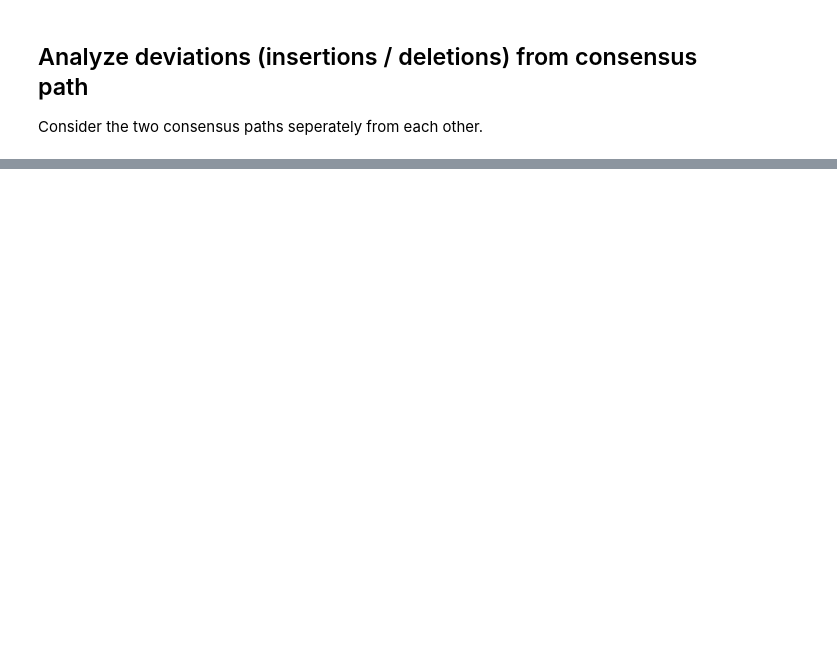
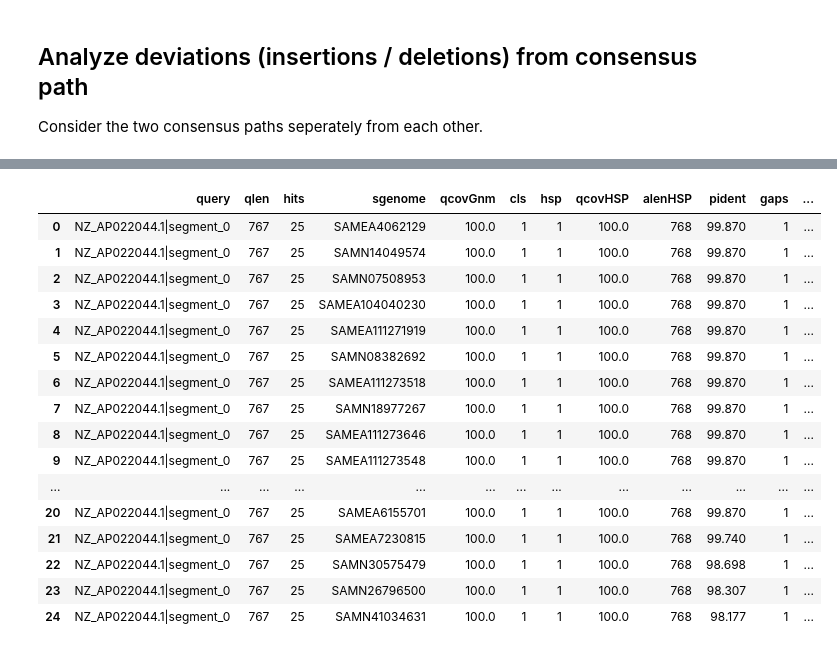
Before and after one commit to marie3003/junction_dataset, a Jupyter notebook: explore/analyze_junction_insertions_deletions.ipynb, the cells around one changed output, grey strips where cells are left out. Saved outputs shown, nothing was run; the diff lists cells and outputs as text; code cells hidden in the pictures; blank space fills up the shorter version.

Commit message:
analyze insertion sequences of one junction

```diff
--- a/explore/analyze_junction_insertions_deletions.ipynb
+++ b/explore/analyze_junction_insertions_deletions.ipynb
@@ -223,0 +193,22 @@ path_dict
+# %%
+pd.read_csv("../results/atb_lookup/CIRMBUYJFK_f__CWCCKOQCWZ_r/consensus1/NZ_AP022044.1_segment_0.hits_info.tsv", sep="\t")[["query", "qlen", 'hits', 'sgenome', 'qcovGnm', 'cls', 'hsp',
+       'qcovHSP', 'alenHSP', 'pident', 'gaps', 'evalue', 'bitscore', 'organism', 'strain',
+       'serovar', 'sequence_type']]
+# %% [output]
+|  | query | qlen | hits | sgenome | qcovGnm | cls | hsp | qcovHSP | alenHSP | pident | gaps | ... |
+| 0 | NZ_AP022044.1|segment_0 | 767 | 25 | SAMEA4062129 | 100.0 | 1 | 1 | 100.0 | 768 | 99.870 | 1 | ... |
+| 1 | NZ_AP022044.1|segment_0 | 767 | 25 | SAMN14049574 | 100.0 | 1 | 1 | 100.0 | 768 | 99.870 | 1 | ... |
+| 2 | NZ_AP022044.1|segment_0 | 767 | 25 | SAMN07508953 | 100.0 | 1 | 1 | 100.0 | 768 | 99.870 | 1 | ... |
+| 3 | NZ_AP022044.1|segment_0 | 767 | 25 | SAMEA104040230 | 100.0 | 1 | 1 | 100.0 | 768 | 99.870 | 1 | ... |
+| 4 | NZ_AP022044.1|segment_0 | 767 | 25 | SAMEA111271919 | 100.0 | 1 | 1 | 100.0 | 768 | 99.870 | 1 | ... |
+| 5 | NZ_AP022044.1|segment_0 | 767 | 25 | SAMN08382692 | 100.0 | 1 | 1 | 100.0 | 768 | 99.870 | 1 | ... |
+| 6 | NZ_AP022044.1|segment_0 | 767 | 25 | SAMEA111273518 | 100.0 | 1 | 1 | 100.0 | 768 | 99.870 | 1 | ... |
+| 7 | NZ_AP022044.1|segment_0 | 767 | 25 | SAMN18977267 | 100.0 | 1 | 1 | 100.0 | 768 | 99.870 | 1 | ... |
+| 8 | NZ_AP022044.1|segment_0 | 767 | 25 | SAMEA111273646 | 100.0 | 1 | 1 | 100.0 | 768 | 99.870 | 1 | ... |
+| 9 | NZ_AP022044.1|segment_0 | 767 | 25 | SAMEA111273548 | 100.0 | 1 | 1 | 100.0 | 768 | 99.870 | 1 | ... |
+| ... | ... | ... | ... | ... | ... | ... | ... | ... | ... | ... | ... | ... |
+| 20 | NZ_AP022044.1|segment_0 | 767 | 25 | SAMEA6155701 | 100.0 | 1 | 1 | 100.0 | 768 | 99.870 | 1 | ... |
+| 21 | NZ_AP022044.1|segment_0 | 767 | 25 | SAMEA7230815 | 100.0 | 1 | 1 | 100.0 | 768 | 99.740 | 1 | ... |
+| 22 | NZ_AP022044.1|segment_0 | 767 | 25 | SAMN30575479 | 100.0 | 1 | 1 | 100.0 | 768 | 98.698 | 1 | ... |
+| 23 | NZ_AP022044.1|segment_0 | 767 | 25 | SAMN26796500 | 100.0 | 1 | 1 | 100.0 | 768 | 98.307 | 1 | ... |
+| 24 | NZ_AP022044.1|segment_0 | 767 | 25 | SAMN41034631 | 100.0 | 1 | 1 | 100.0 | 768 | 98.177 | 1 | ... |
```
Also changed, not shown: parts of 54 cells of this notebook, 4 other files.
